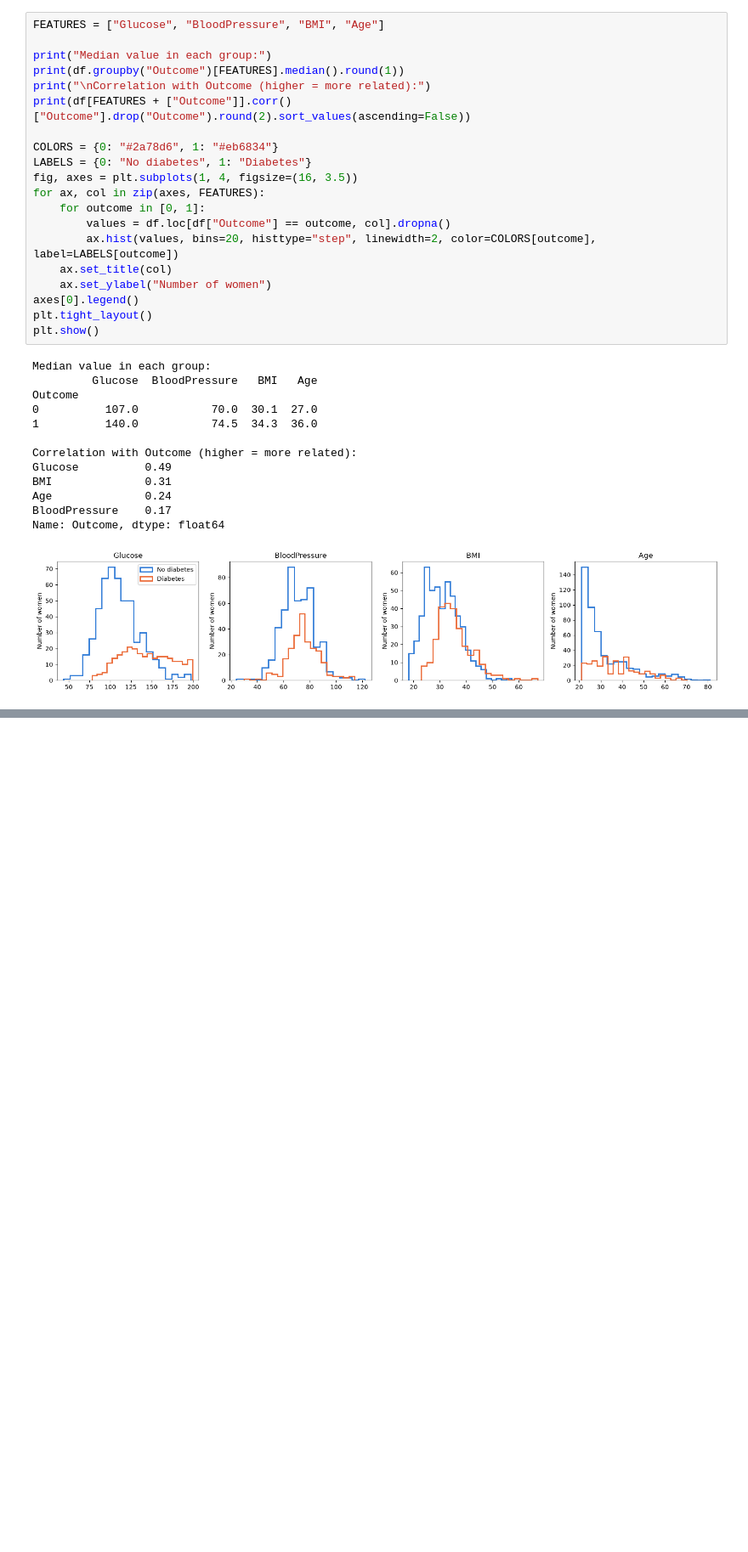
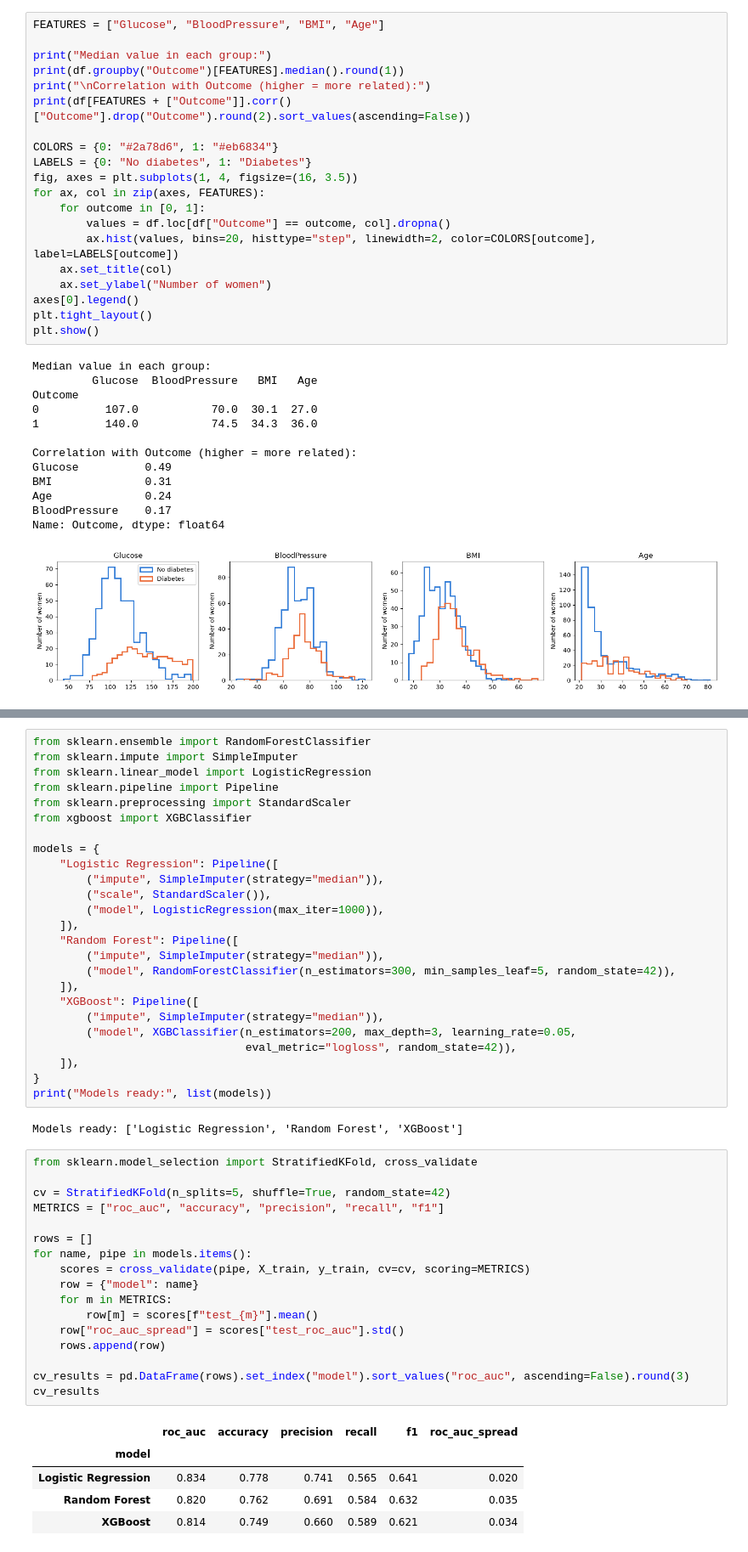
Before and after one commit to ARaj012/medtrail-ai, a Jupyter notebook: notebooks/diabetes/01_diabetes_model.ipynb, the cells around one changed output, grey strips where cells are left out. Shown at 85% size. Cells and saved outputs as stored; diff of their text form; blank space fills up the shorter version.

```diff
--- a/notebooks/diabetes/01_diabetes_model.ipynb
+++ b/notebooks/diabetes/01_diabetes_model.ipynb
@@ -117,0 +137,50 @@ Name: Outcome, dtype: float64
+# %%
+from sklearn.ensemble import RandomForestClassifier
+from sklearn.impute import SimpleImputer
+from sklearn.linear_model import LogisticRegression
+from sklearn.pipeline import Pipeline
+from sklearn.preprocessing import StandardScaler
+from xgboost import XGBClassifier
+
+models = {
+    "Logistic Regression": Pipeline([
+        ("impute", SimpleImputer(strategy="median")),
+        ("scale", StandardScaler()),
+        ("model", LogisticRegression(max_iter=1000)),
+    ]),
+    "Random Forest": Pipeline([
+        ("impute", SimpleImputer(strategy="median")),
+        ("model", RandomForestClassifier(n_estimators=300, min_samples_leaf=5, random_state=42)),
+    ]),
+    "XGBoost": Pipeline([
+        ("impute", SimpleImputer(strategy="median")),
+        ("model", XGBClassifier(n_estimators=200, max_depth=3, learning_rate=0.05,
+                                eval_metric="logloss", random_state=42)),
+    ]),
+}
+print("Models ready:", list(models))
+# %% [output]
+Models ready: ['Logistic Regression', 'Random Forest', 'XGBoost']
+# %%
+from sklearn.model_selection import StratifiedKFold, cross_validate
+
+cv = StratifiedKFold(n_splits=5, shuffle=True, random_state=42)
+METRICS = ["roc_auc", "accuracy", "precision", "recall", "f1"]
+
+rows = []
+for name, pipe in models.items():
+    scores = cross_validate(pipe, X_train, y_train, cv=cv, scoring=METRICS)
+    row = {"model": name}
+    for m in METRICS:
+        row[m] = scores[f"test_{m}"].mean()
+    row["roc_auc_spread"] = scores["test_roc_auc"].std()
+    rows.append(row)
+
+cv_results = pd.DataFrame(rows).set_index("model").sort_values("roc_auc", ascending=False).round(3)
+cv_results
+# %% [output]
+|  | roc_auc | accuracy | precision | recall | f1 | roc_auc_spread |
+| model |  |  |  |  |  |  |
+| Logistic Regression | 0.834 | 0.778 | 0.741 | 0.565 | 0.641 | 0.020 |
+| Random Forest | 0.820 | 0.762 | 0.691 | 0.584 | 0.632 | 0.035 |
+| XGBoost | 0.814 | 0.749 | 0.660 | 0.589 | 0.621 | 0.034 |
```
Also changed, not shown: parts of 6 cells of this notebook, 2 other files.
